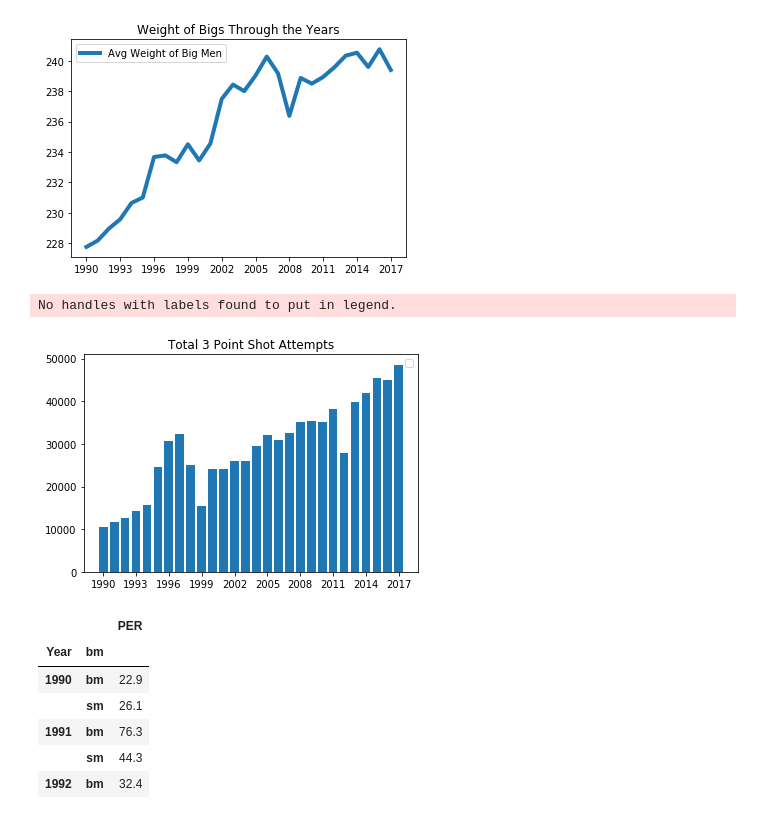
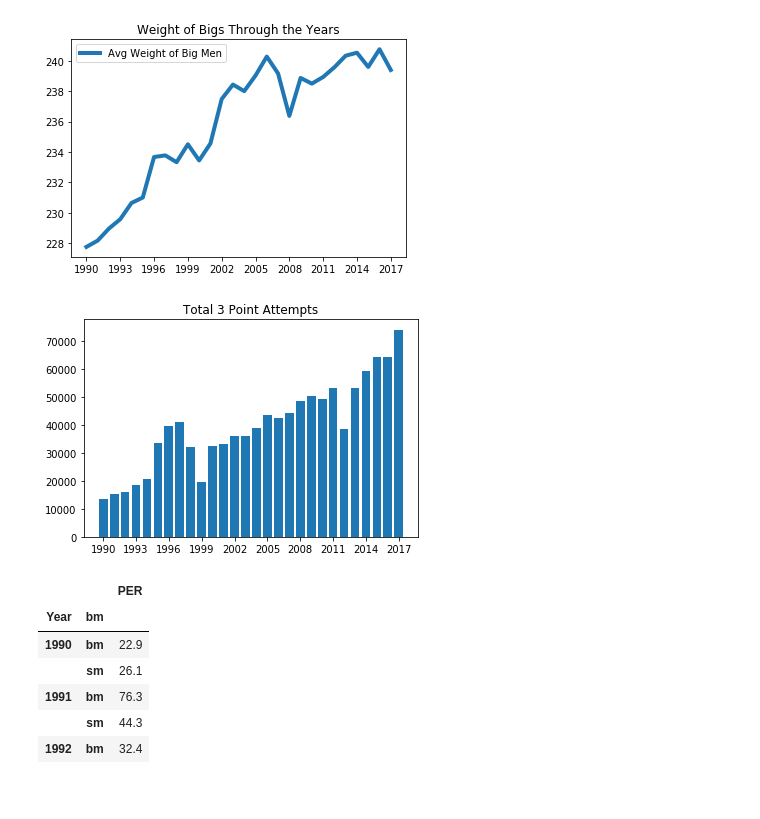
Before and after one commit to logan7734/Project1_repo, a Jupyter notebook: andrew_project_1.ipynb, the cells around one changed output. Saved outputs shown, nothing was run; the diff lists cells and outputs as text; code cells hidden in the pictures.

Commit message:
adding the last images, but really this time

```diff
--- a/andrew_project_1.ipynb
+++ b/andrew_project_1.ipynb
@@ -1027,30 +1027,21 @@ plt.savefig('weight of bigs')
 plt.show()
 # %% [output]
 [figure]
-# %%
-# Plotting total number of 3's in the NBA through the yrs
-bm_ar = sm_df['3PA'].sum()
-#sm_ar = sm_df['3PAr'].mean()
-
-bm_ar = bm_ar.reset_index()
-#sm_ar = sm_ar.reset_index()
-
-
-#bm_ar_graph = bm_ar.loc[bm_ar["bm"]=="bm"]
-#sm_ar_graph = sm_ar.loc[sm_ar['bm']=='sm']
-
-plt.bar(bm_ar['Year'], bm_ar['3PA'], linewidth = 4)
-#plt.plot(sm_ar_graph['Year'], sm_ar_graph['3PAr'],
-     # label = 'Small Men', linewidth = 4)
-plt.xticks(np.arange(1990,2018, step=3))
-plt.legend()
-plt.title('Total 3 Point Shot Attempts')
-plt.savefig('3pt shot attempts')
-
-plt.show()
-# %% [output]
-No handles with labels found to put in legend.
-[figure, removed]
+# %%
+#double checking
+shot_type = desired_years_df.groupby(['Year'])
+threes = shot_type['3PA'].sum()
+years = [1990, 1991, 1992, 1993, 1994, 1995, 1996, 1997, 1998, 1999, 2000, 2001, 2002, 2003, 2004, 2005,2006,2007, 2008, 2009,
+        2010, 2011, 2012, 2013, 2014, 2015, 2016, 2017]
+
+plt.bar(years, threes)
+plt.xticks(np.arange(1990,2018, step=3))
+plt.title('Total 3 Point Attempts')
+plt.savefig('corrected 3pt shot attempts')
+
+plt.show()
+# %% [output]
+[figure, added]
 # %%
 best_c = sm_df['PER'].max()
 
```
Also changed, not shown: parts of 1 cell of this notebook, 5 other files.
